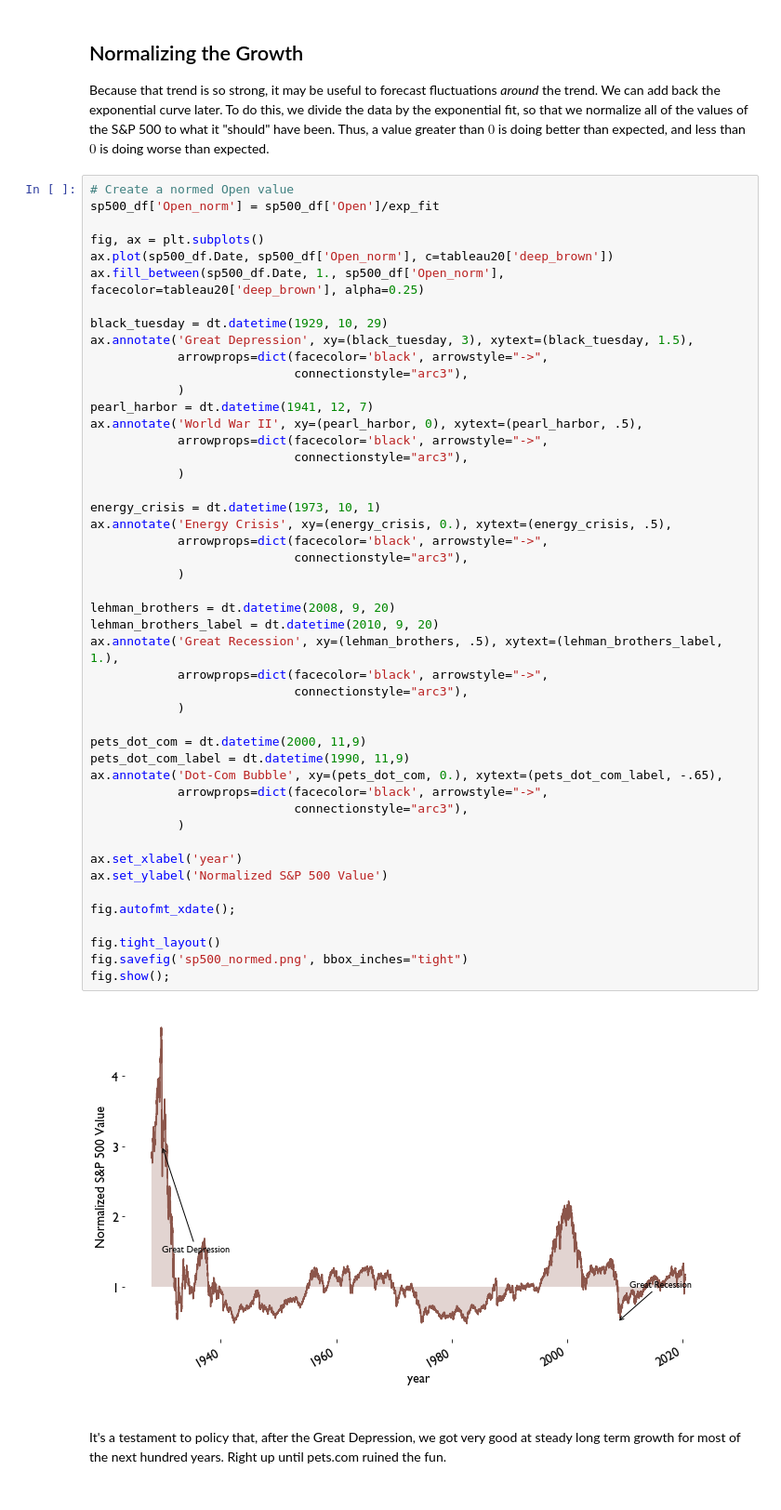
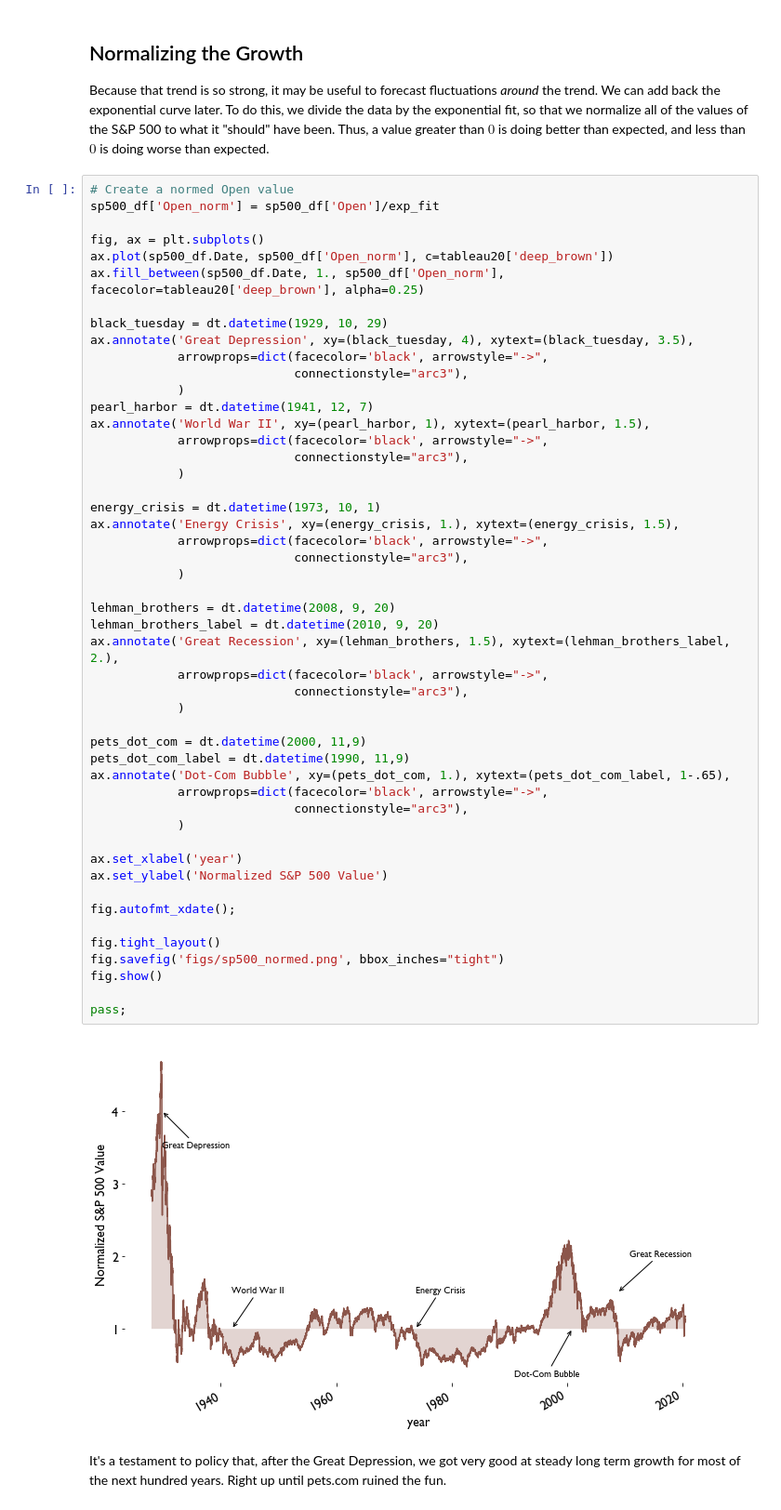
Before and after one commit to sdwebb/sp500_random_walk, a Jupyter notebook: notebooks/sp500_projection_model.ipynb, the cells around one changed output. Shown at 93% size. Cells and saved outputs as stored; diff of their text form.

```diff
--- a/notebooks/sp500_projection_model.ipynb
+++ b/notebooks/sp500_projection_model.ipynb
@@ -281,46 +280,48 @@ ax.plot(sp500_df.Date, sp500_df['Open_norm'], c=tableau20['deep_brown'])
 ax.fill_between(sp500_df.Date, 1., sp500_df['Open_norm'], facecolor=tableau20['deep_brown'], alpha=0.25)
 
 black_tuesday = dt.datetime(1929, 10, 29)
-ax.annotate('Great Depression', xy=(black_tuesday, 3), xytext=(black_tuesday, 1.5),
+ax.annotate('Great Depression', xy=(black_tuesday, 4), xytext=(black_tuesday, 3.5),
             arrowprops=dict(facecolor='black', arrowstyle="->",
                             connectionstyle="arc3"),
             )
 pearl_harbor = dt.datetime(1941, 12, 7)
-ax.annotate('World War II', xy=(pearl_harbor, 0), xytext=(pearl_harbor, .5),
+ax.annotate('World War II', xy=(pearl_harbor, 1), xytext=(pearl_harbor, 1.5),
             arrowprops=dict(facecolor='black', arrowstyle="->",
                             connectionstyle="arc3"),
             )
 
 energy_crisis = dt.datetime(1973, 10, 1)
-ax.annotate('Energy Crisis', xy=(energy_crisis, 0.), xytext=(energy_crisis, .5),
+ax.annotate('Energy Crisis', xy=(energy_crisis, 1.), xytext=(energy_crisis, 1.5),
             arrowprops=dict(facecolor='black', arrowstyle="->",
                             connectionstyle="arc3"),
             )
 
 lehman_brothers = dt.datetime(2008, 9, 20)
 lehman_brothers_label = dt.datetime(2010, 9, 20)
-ax.annotate('Great Recession', xy=(lehman_brothers, .5), xytext=(lehman_brothers_label, 1.),
+ax.annotate('Great Recession', xy=(lehman_brothers, 1.5), xytext=(lehman_brothers_label, 2.),
             arrowprops=dict(facecolor='black', arrowstyle="->",
                             connectionstyle="arc3"),
             )
 
 pets_dot_com = dt.datetime(2000, 11,9)
 pets_dot_com_label = dt.datetime(1990, 11,9)
-ax.annotate('Dot-Com Bubble', xy=(pets_dot_com, 0.), xytext=(pets_dot_com_label, -.65),
+ax.annotate('Dot-Com Bubble', xy=(pets_dot_com, 1.), xytext=(pets_dot_com_label, 1-.65),
             arrowprops=dict(facecolor='black', arrowstyle="->",
                             connectionstyle="arc3"),
             )
 
 ax.set_xlabel('year')
 ax.set_ylabel('Normalized S&P 500 Value')
 
 fig.autofmt_xdate();
 
 fig.tight_layout()
-fig.savefig('sp500_normed.png', bbox_inches="tight")
-fig.show();
+fig.savefig('figs/sp500_normed.png', bbox_inches="tight")
+fig.show()
+
+pass;
 # %% [output]
-[figure, old version]
+[figure, new version]
 # %% [markdown]
 It's a testament to policy that, after the Great Depression, we got very good at steady long term growth for most of the next hundred years. Right up until pets.com ruined the fun.
 # %% [markdown]
```
Also changed, not shown: parts of 22 cells of this notebook.
